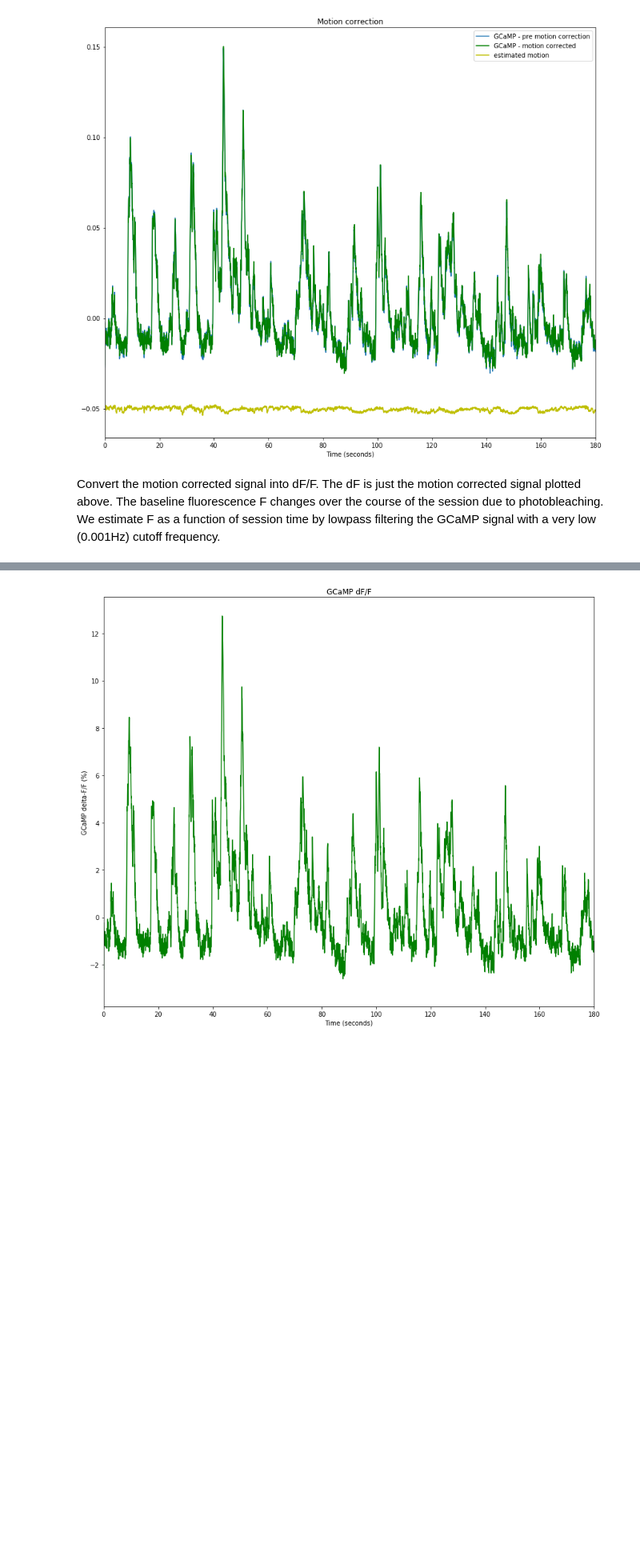
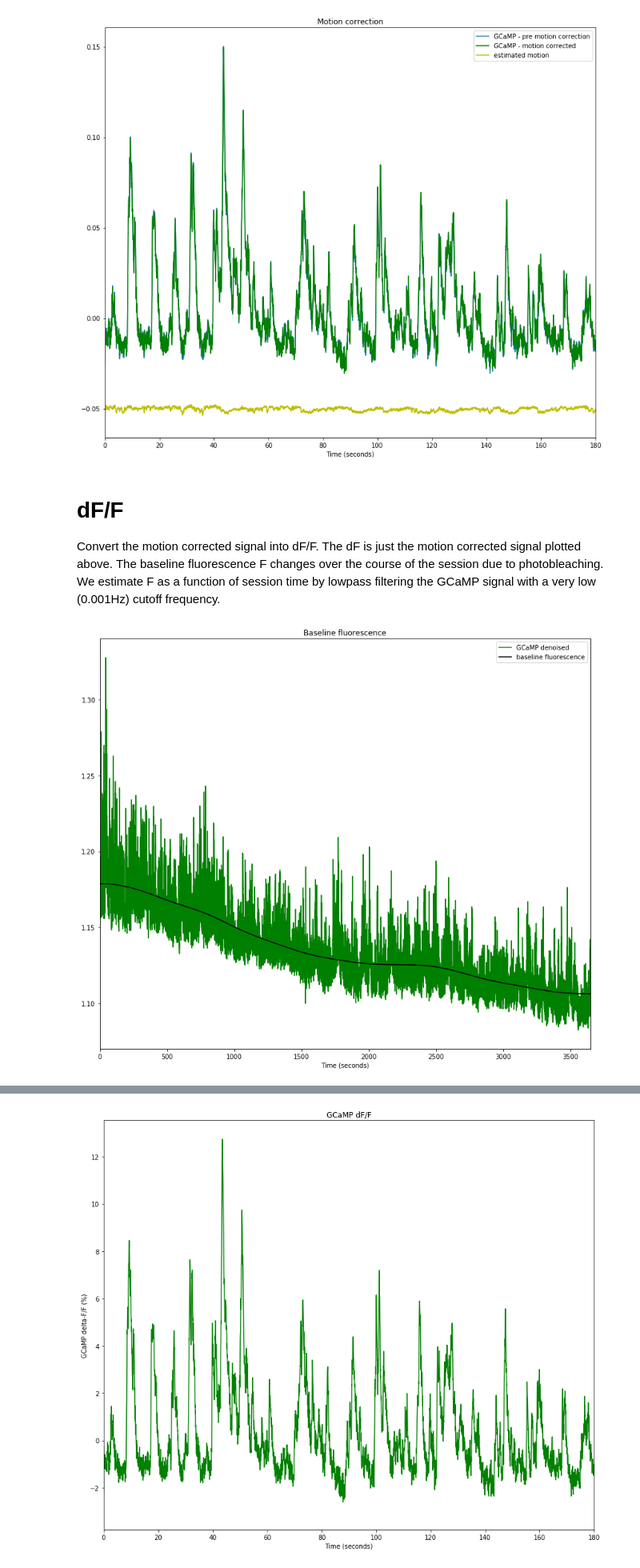
Before and after one commit to ThomasAkam/photometry_preprocessing, a Jupyter notebook: Photometry data preprocessing.ipynb, the cells around one changed output, grey strips where cells are left out. Shown at 80% size. Cells and saved outputs as stored; diff of their text form; code cells hidden in the pictures; blank space fills up the shorter version.

```diff
--- a/Photometry data preprocessing.ipynb
+++ b/Photometry data preprocessing.ipynb
@@ -177,4 +217,17 @@ plt.xlim(0,180);
 # %% [output]
 [figure]
 # %% [markdown]
+# dF/F
+
 Convert the motion corrected signal into dF/F.  The dF is just the motion corrected signal plotted above.  The baseline fluorescence F changes over the course of the session due to photobleaching.  We estimate F as a function of session time by lowpass filtering the GCaMP signal with a very low (0.001Hz) cutoff frequency.
+# %%
+b,a = butter(2, 0.001, btype='low', fs=sampling_rate)
+baseline_fluorescence = filtfilt(b,a, GCaMP_denoised, padtype='even')
+
+plt.plot(time_seconds, GCaMP_denoised       , 'g', label='GCaMP denoised')
+plt.plot(time_seconds, baseline_fluorescence, 'k', label='baseline fluorescence')
+plt.xlabel('Time (seconds)')
+plt.title('Baseline fluorescence')
+plt.legend();
+# %% [output]
+[figure, added]
```
Also changed, not shown: parts of 12 cells of this notebook.
